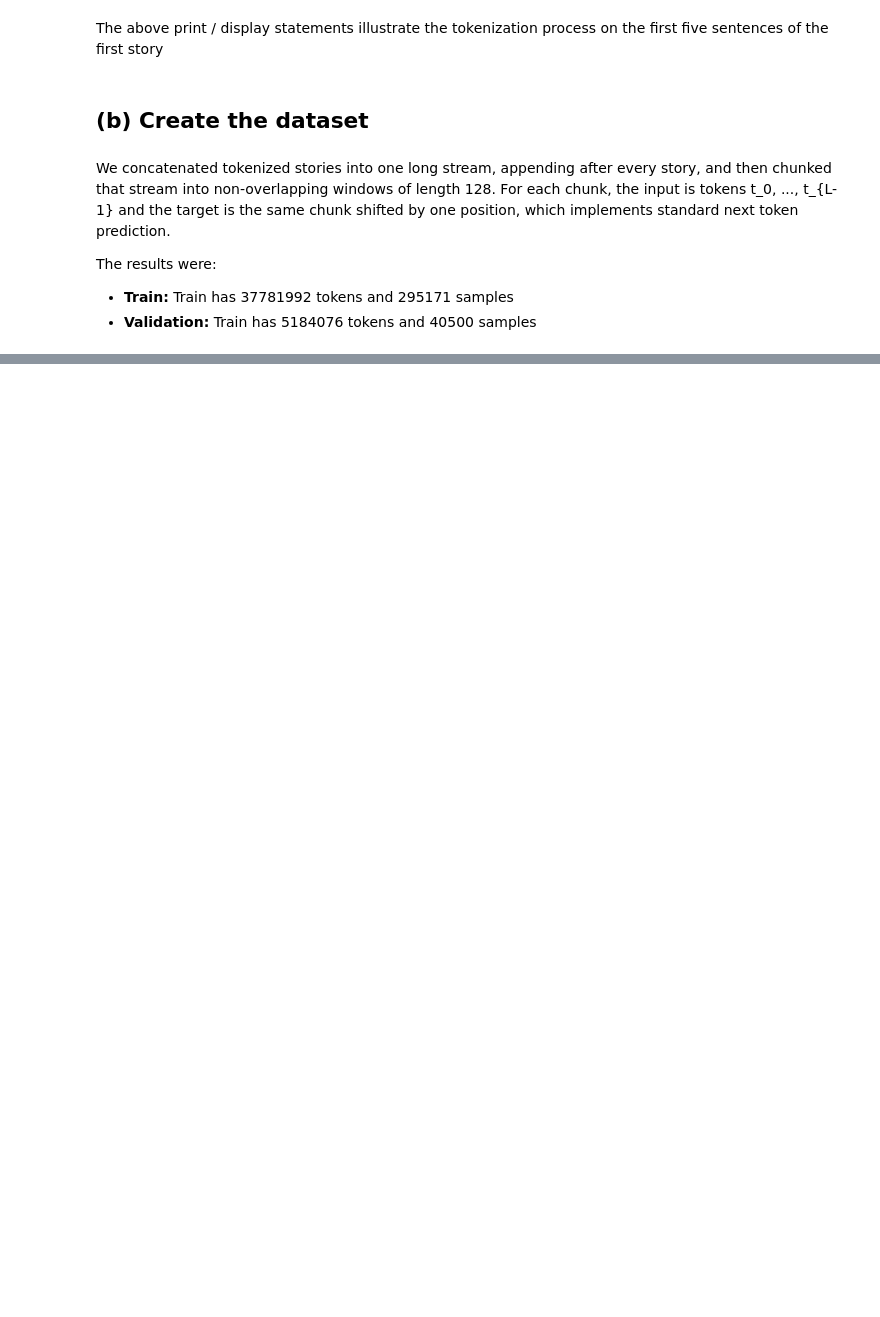
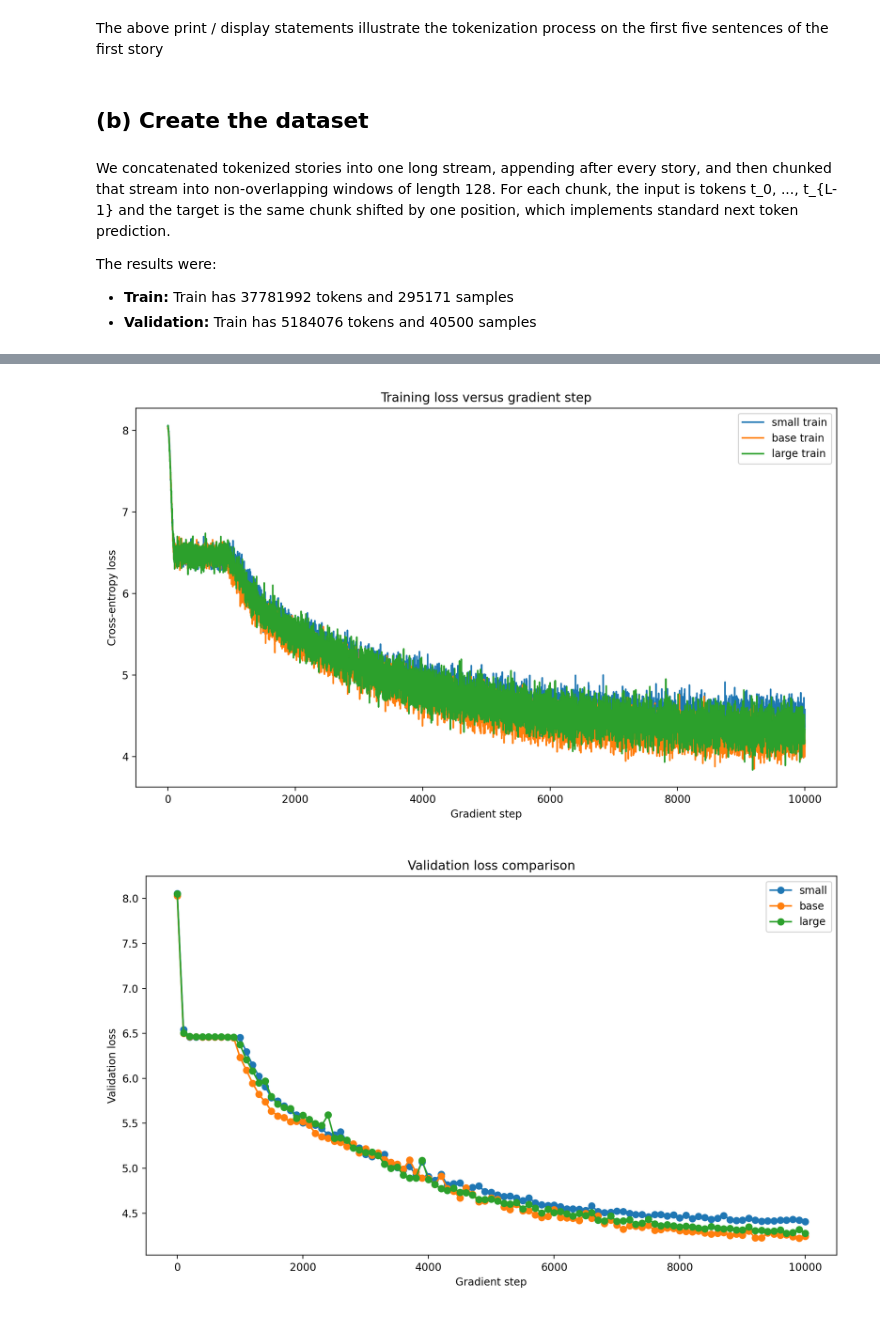
Before and after one commit to sanchitram1/242b-hw3, a Jupyter notebook: main.ipynb, the cells around one changed output, grey strips where cells are left out. Cells and saved outputs as stored; diff of their text form; code cells hidden in the pictures; blank space fills up the shorter version.

```diff
--- a/main.ipynb
+++ b/main.ipynb
@@ -255,0 +764,6 @@ display(
+# %%
+display(Image(DIRECTORIES.plots / "training_loss_all_models.png"))
+display(Image(DIRECTORIES.plots / "validation_loss_all_models.png"))
+# %% [output]
+[figure, added]
+[figure, added]
```
Also changed, not shown: parts of 32 cells of this notebook, 10 other files.
